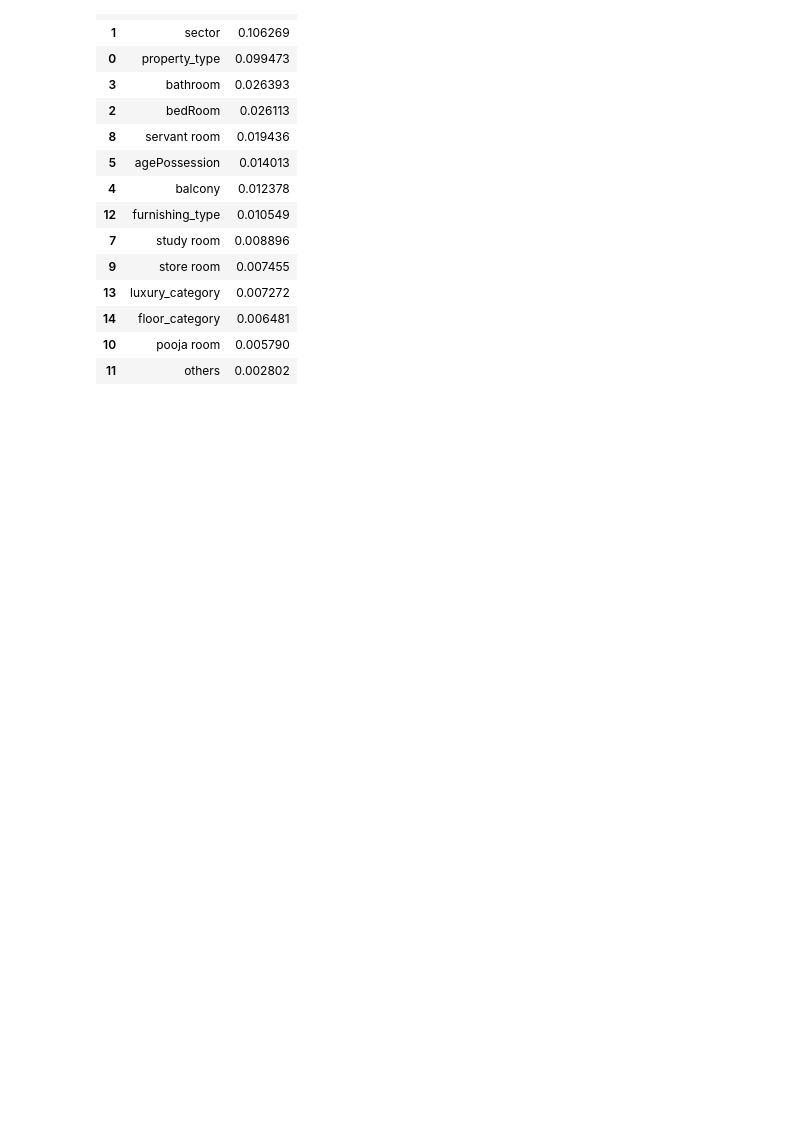
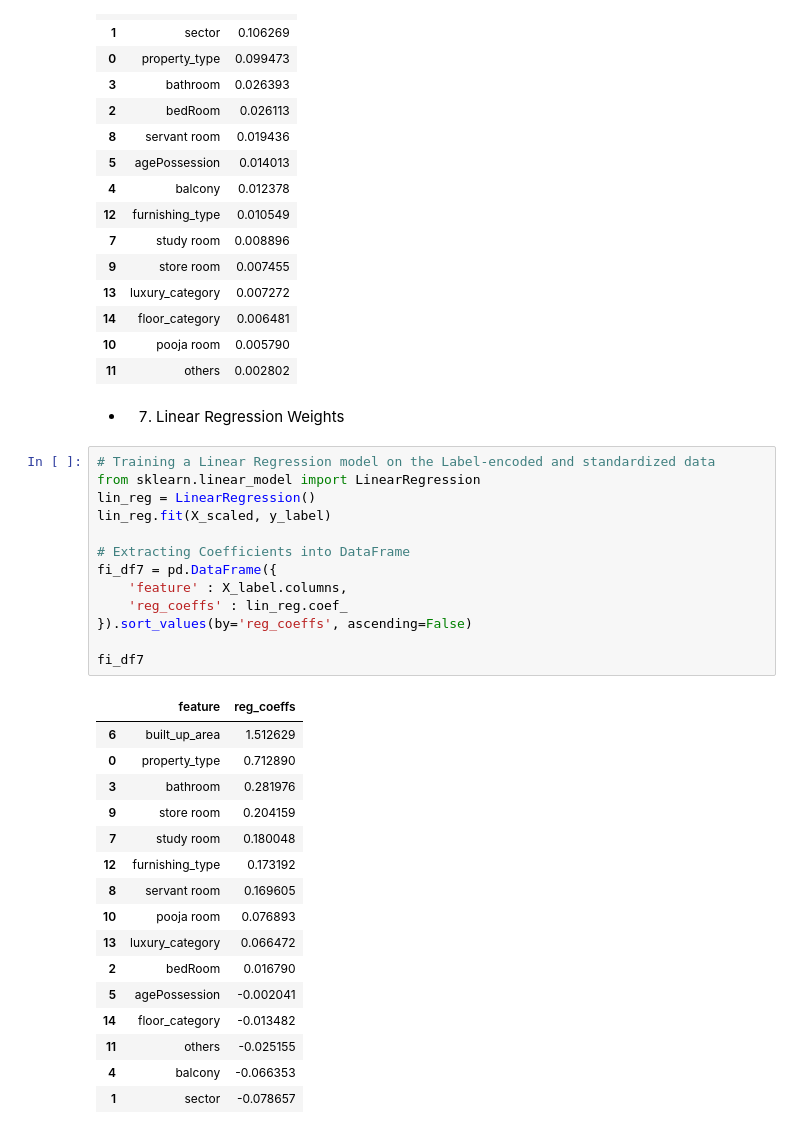
Before and after one commit to divyanshu73/real-estate-application, a Jupyter notebook: data_preprocessing/feature_selection_and_feature_engineering.ipynb, the cells around one changed output. Saved outputs shown, nothing was run; the diff lists cells and outputs as text; blank space fills up the shorter version.

```diff
--- a/data_preprocessing/feature_selection_and_feature_engineering.ipynb
+++ b/data_preprocessing/feature_selection_and_feature_engineering.ipynb
@@ -425,3 +425,35 @@ fi_df6
 | 14 | floor_category | 0.006481 |
 | 10 | pooja room | 0.005790 |
 | 11 | others | 0.002802 |
+# %% [markdown]
+* 7. Linear Regression Weights
+# %%
+# Training a Linear Regression model on the Label-encoded and standardized data
+from sklearn.linear_model import LinearRegression
+lin_reg = LinearRegression()
+lin_reg.fit(X_scaled, y_label)
+
+# Extracting Coefficients into DataFrame
+fi_df7 = pd.DataFrame({
+    'feature' : X_label.columns,
+    'reg_coeffs' : lin_reg.coef_
+}).sort_values(by='reg_coeffs', ascending=False)
+
+fi_df7
+# %% [output]
+|  | feature | reg_coeffs |
+| 6 | built_up_area | 1.512629 |
+| 0 | property_type | 0.712890 |
+| 3 | bathroom | 0.281976 |
+| 9 | store room | 0.204159 |
+| 7 | study room | 0.180048 |
+| 12 | furnishing_type | 0.173192 |
+| 8 | servant room | 0.169605 |
+| 10 | pooja room | 0.076893 |
+| 13 | luxury_category | 0.066472 |
+| 2 | bedRoom | 0.016790 |
+| 5 | agePossession | -0.002041 |
+| 14 | floor_category | -0.013482 |
+| 11 | others | -0.025155 |
+| 4 | balcony | -0.066353 |
+| 1 | sector | -0.078657 |
```
Also changed, not shown: parts of 18 cells of this notebook, 1 other file.
